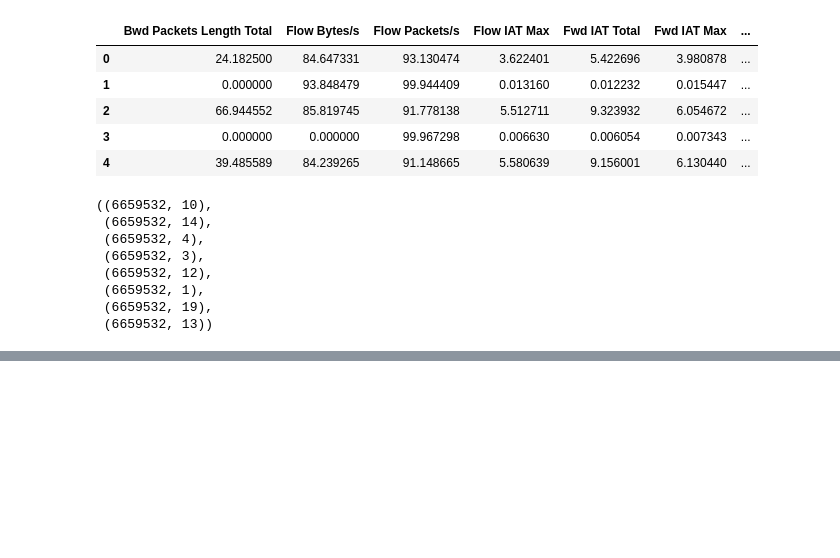
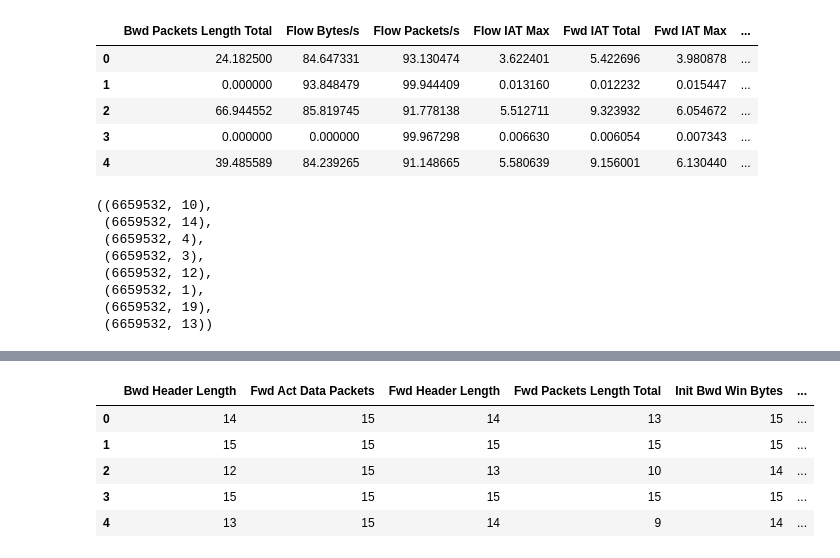
Before and after one commit to druvdub/3yp, a Jupyter notebook: notebooks/1.0-csnn.ipynb, the cells around one changed output, grey strips where cells are left out. Cells and saved outputs as stored; diff of their text form; code cells hidden in the pictures; blank space fills up the shorter version.

```diff
--- a/notebooks/1.0-csnn.ipynb
+++ b/notebooks/1.0-csnn.ipynb
@@ -1085,0 +1182,9 @@ ValueError: Input array must be 1 dimensional
+# %%
+int32_df_binary.head()
+# %% [output]
+|  | Bwd Header Length | Fwd Act Data Packets | Fwd Header Length | Fwd Packets Length Total | Init Bwd Win Bytes | ... |
+| 0 | 14 | 15 | 14 | 13 | 15 | ... |
+| 1 | 15 | 15 | 15 | 15 | 15 | ... |
+| 2 | 12 | 15 | 13 | 10 | 14 | ... |
+| 3 | 15 | 15 | 15 | 15 | 15 | ... |
+| 4 | 13 | 15 | 14 | 9 | 14 | ... |
```
Also changed, not shown: parts of 44 cells of this notebook.
